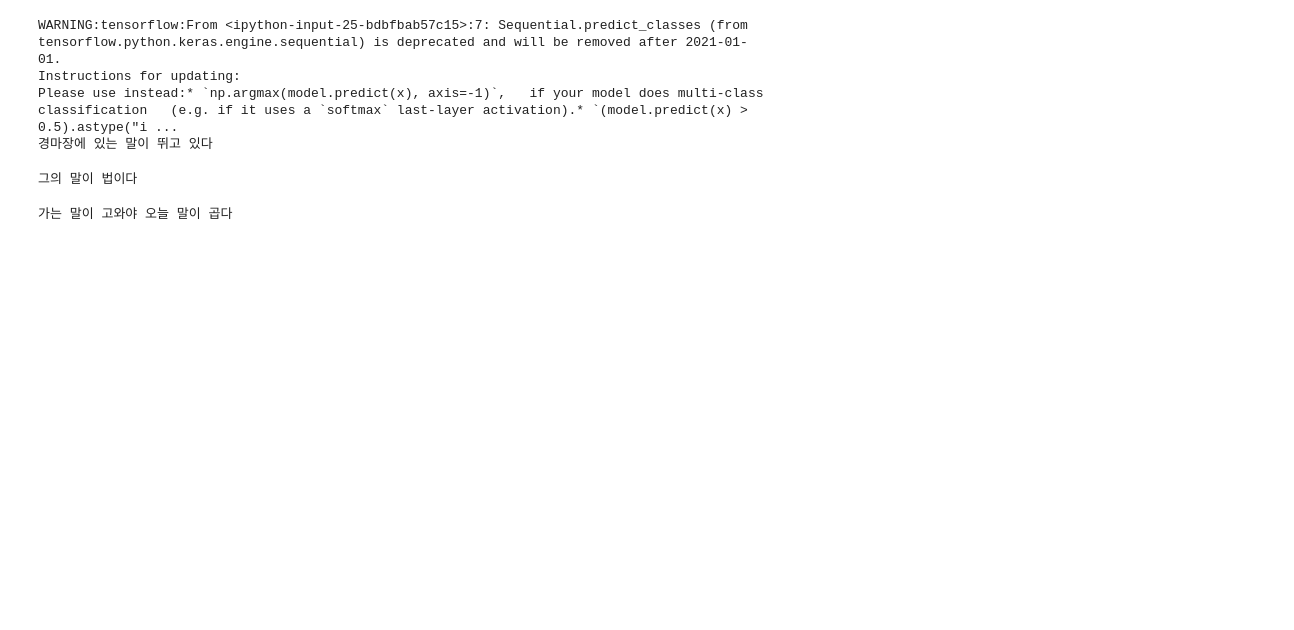
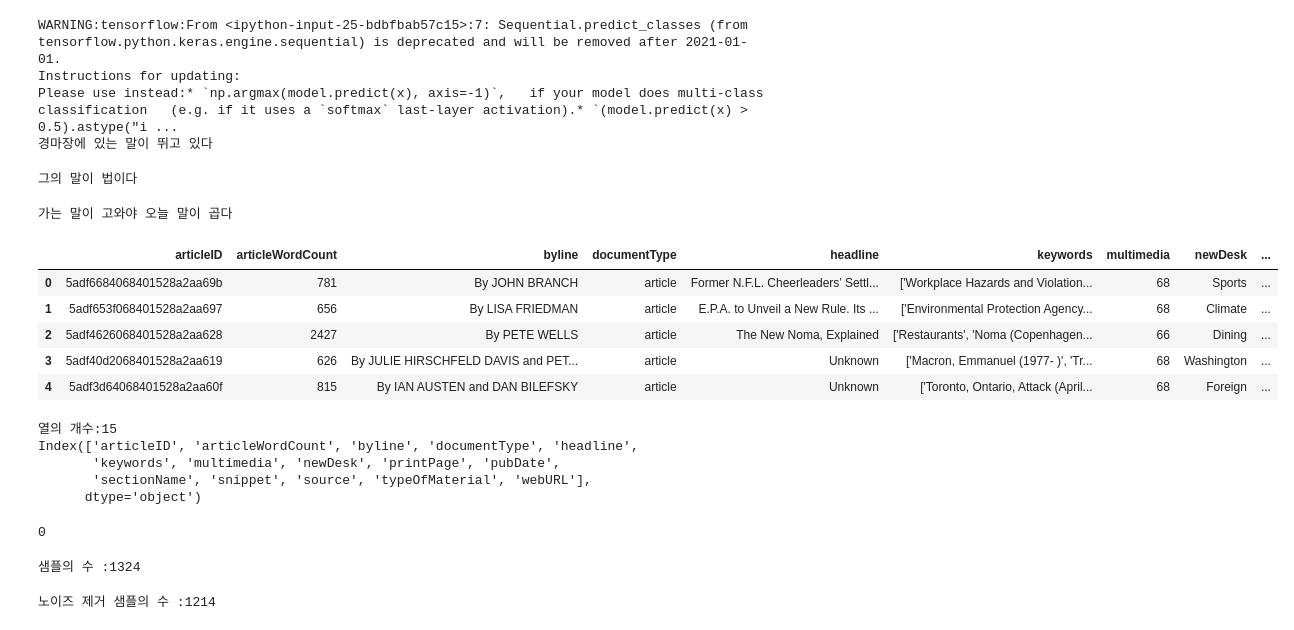
Before and after one commit to HyunQQ/nlp, a Jupyter notebook: RNN_for_make_text.ipynb, the cells around one changed output. Saved outputs shown, nothing was run; the diff lists cells and outputs as text; code cells hidden in the pictures; blank space fills up the shorter version.

```diff
--- a/RNN_for_make_text.ipynb
+++ b/RNN_for_make_text.ipynb
@@ -162,0 +171,23 @@ print(sentence_generation(model, t, '가는', 5))
+# %%
+df = pd.read_csv('data/datasets_19447_31436_ArticlesApril2018.csv')
+df.head()
+# %% [output]
+|  | articleID | articleWordCount | byline | documentType | headline | keywords | multimedia | newDesk | ... |
+| 0 | 5adf6684068401528a2aa69b | 781 | By JOHN BRANCH | article | Former N.F.L. Cheerleaders’ Settl... | ['Workplace Hazards and Violation... | 68 | Sports | ... |
+| 1 | 5adf653f068401528a2aa697 | 656 | By LISA FRIEDMAN | article | E.P.A. to Unveil a New Rule. Its ... | ['Environmental Protection Agency... | 68 | Climate | ... |
+| 2 | 5adf4626068401528a2aa628 | 2427 | By PETE WELLS | article | The New Noma, Explained | ['Restaurants', 'Noma (Copenhagen... | 66 | Dining | ... |
+| 3 | 5adf40d2068401528a2aa619 | 626 | By JULIE HIRSCHFELD DAVIS and PET... | article | Unknown | ['Macron, Emmanuel (1977- )', 'Tr... | 68 | Washington | ... |
+| 4 | 5adf3d64068401528a2aa60f | 815 | By IAN AUSTEN and DAN BILEFSKY | article | Unknown | ['Toronto, Ontario, Attack (April... | 68 | Foreign | ... |
+# %%
+print('열의 개수:{}'.format(len(df.columns)))
+print(df.columns)
+# %% [output]
+열의 개수:15
+Index(['articleID', 'articleWordCount', 'byline', 'documentType', 'headline',
+       'keywords', 'multimedia', 'newDesk', 'printPage', 'pubDate',
+       'sectionName', 'snippet', 'source', 'typeOfMaterial', 'webURL'],
+      dtype='object')
+# %%
+df['headline'].isnull().sum()
+# %% [output]
+0
@@ -162,0 +196,9 @@ print(sentence_generation(model, t, '가는', 5))
+# %%
+print('샘플의 수 :{}'.format(len(headline)))
+# %% [output]
+샘플의 수 :1324
+# %%
+headline = [n for n in headline if n != 'Unknown']
+print('노이즈 제거 샘플의 수 :{}'.format(len(headline)))
+# %% [output]
+노이즈 제거 샘플의 수 :1214
```
Also changed, not shown: parts of 15 cells of this notebook, 4 other files.
